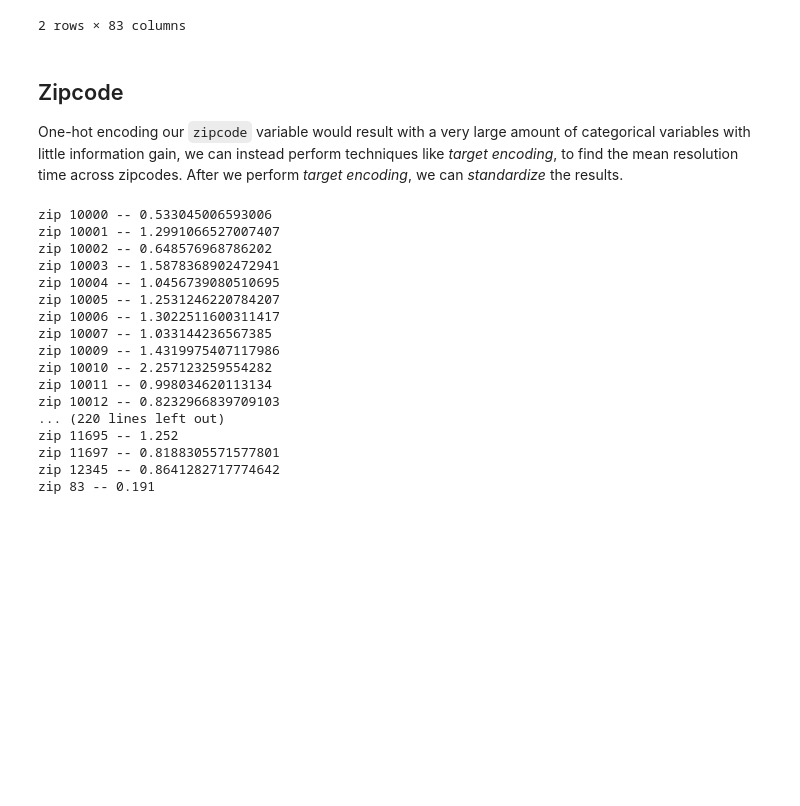
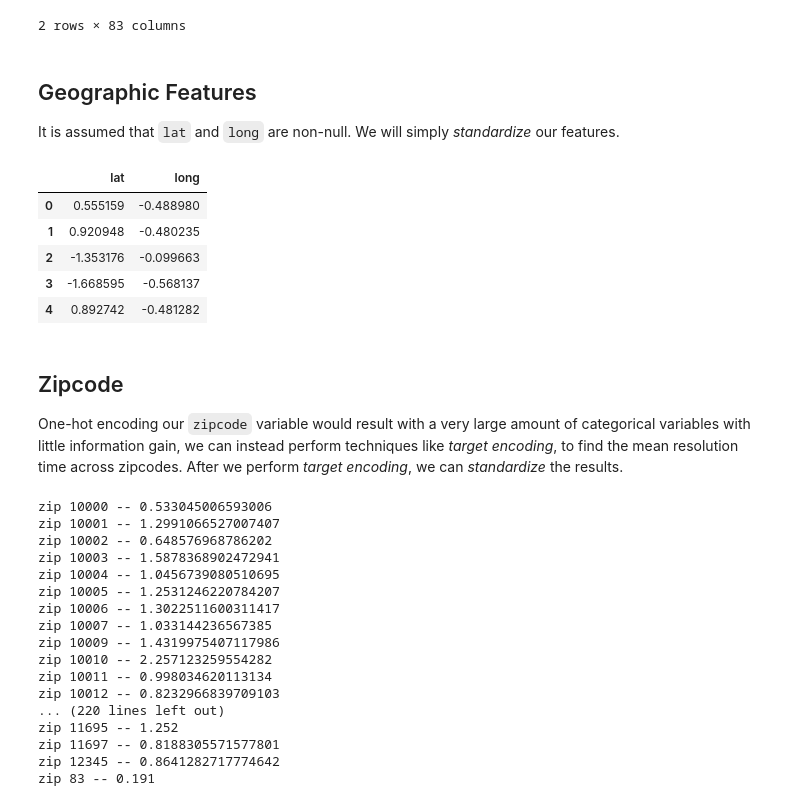
Before and after one commit to luisjaco/nyc-311, a Jupyter notebook: notebooks/preprocessing.ipynb, the cells around one changed output. Drawn from its saved outputs; the diff is of its cells as text; code cells hidden in the pictures; blank space fills up the shorter version.

```diff
--- a/notebooks/preprocessing.ipynb
+++ b/notebooks/preprocessing.ipynb
@@ -172,6 +174,29 @@ pd.DataFrame(cat_test_res.todense(), columns=cat_pipeline.get_feature_names_out(
 | 0 | 0.0 | 0.0 | 0.0 | 0.0 | ... |
 | 1 | 0.0 | 0.0 | 0.0 | 0.0 | ... |
 2 rows × 83 columns
+# %% [markdown]
+## Geographic Features
+It is assumed that `lat` and `long` are non-null. We will simply *standardize* our features.
+# %%
+geo_features = ['lat', 'long']
+
+geo_pipeline = Pipeline([
+    ('scaler', StandardScaler())
+])
+
+# test
+geo_test = df[geo_features]
+geo_pipeline.fit(geo_test)
+geo_test_res = geo_pipeline.transform(geo_test)
+
+pd.DataFrame(geo_test_res, columns=geo_pipeline.get_feature_names_out()).head()
+# %% [output]
+|  | lat | long |
+| 0 | 0.555159 | -0.488980 |
+| 1 | 0.920948 | -0.480235 |
+| 2 | -1.353176 | -0.099663 |
+| 3 | -1.668595 | -0.568137 |
+| 4 | 0.892742 | -0.481282 |
 # %% [markdown]
 ## Zipcode
 One-hot encoding our `zipcode` variable would result with a very large amount of categorical variables
```
Also changed, not shown: parts of 6 cells of this notebook, 3 other files.
